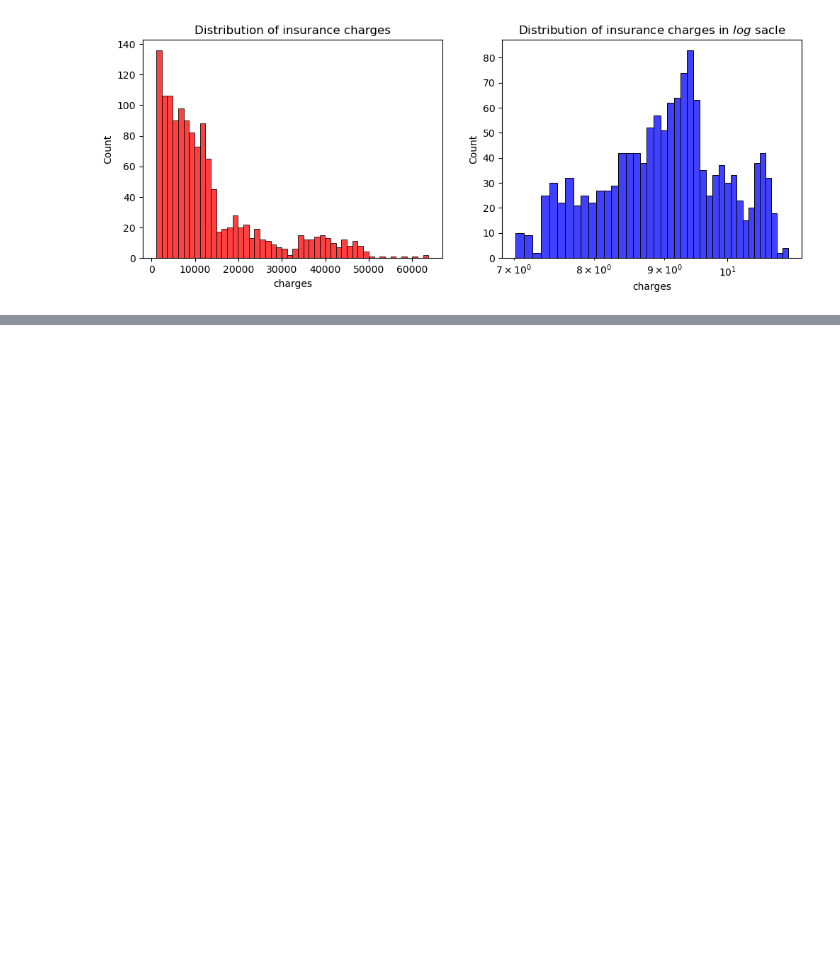
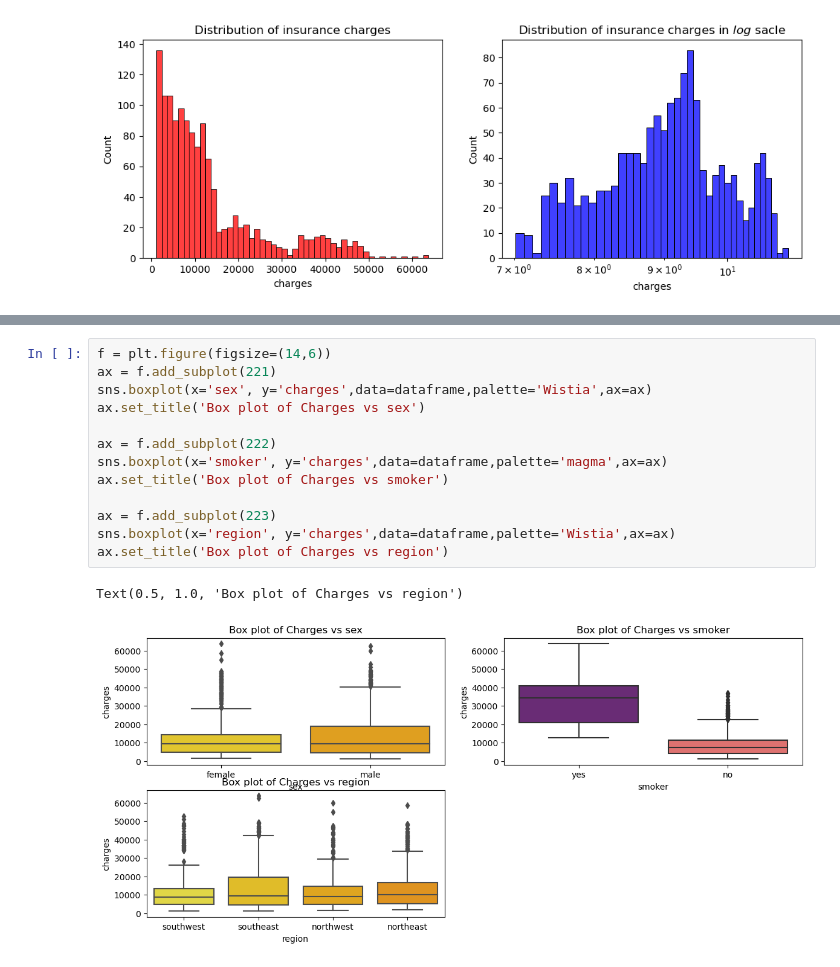
Before and after one commit to sasotomayor/medical-charges-prediction, a Jupyter notebook: solution_linear_regression.ipynb, the cells around one changed output, grey strips where cells are left out. Drawn from its saved outputs; the diff is of its cells as text; blank space fills up the shorter version.

```diff
--- a/solution_linear_regression.ipynb
+++ b/solution_linear_regression.ipynb
@@ -166,0 +166,16 @@ KstestResult(statistic=1.0, pvalue=0.0, statistic_location=15.96, statistic_sign
+# %%
+f = plt.figure(figsize=(14,6))
+ax = f.add_subplot(221)
+sns.boxplot(x='sex', y='charges',data=dataframe,palette='Wistia',ax=ax)
+ax.set_title('Box plot of Charges vs sex')
+
+ax = f.add_subplot(222)
+sns.boxplot(x='smoker', y='charges',data=dataframe,palette='magma',ax=ax)
+ax.set_title('Box plot of Charges vs smoker')
+
+ax = f.add_subplot(223)
+sns.boxplot(x='region', y='charges',data=dataframe,palette='Wistia',ax=ax)
+ax.set_title('Box plot of Charges vs region')
+# %% [output]
+Text(0.5, 1.0, 'Box plot of Charges vs region')
+[figure, added]
```
Also changed, not shown: parts of 17 cells of this notebook.
